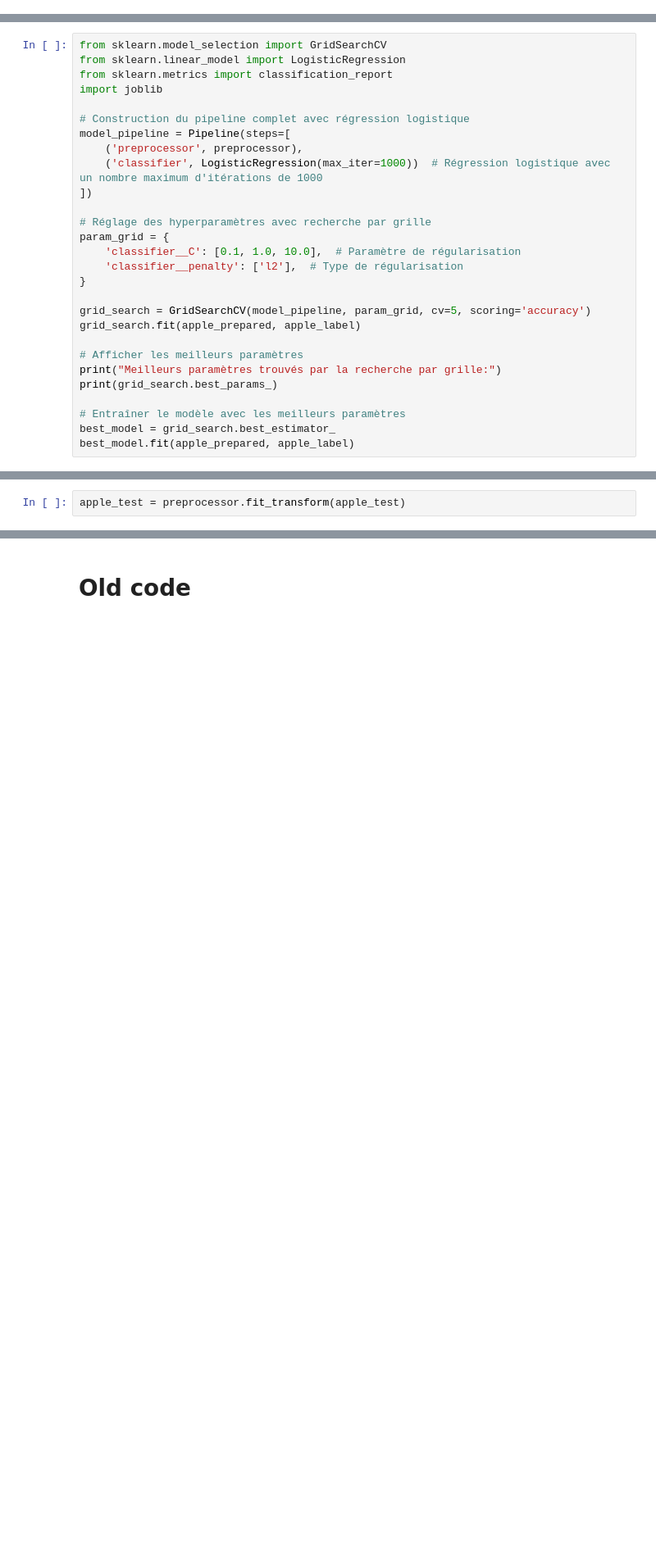
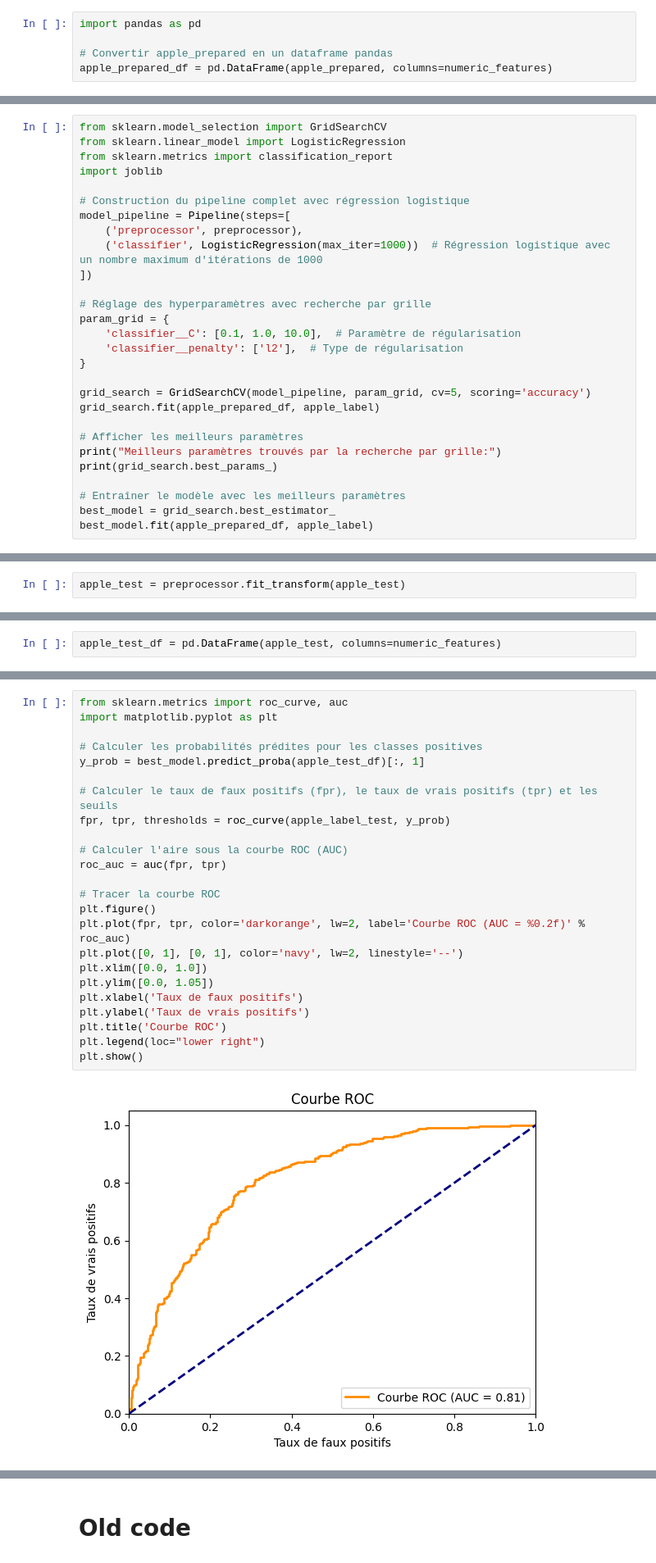
Before and after one commit to AntoBrgt/Apple_quality, a Jupyter notebook: apple_quality.ipynb, the cells around one changed output, grey strips where cells are left out. Shown at 82% size. Saved outputs shown, nothing was run; the diff lists cells and outputs as text; blank space fills up the shorter version.

```diff
--- a/apple_quality.ipynb
+++ b/apple_quality.ipynb
@@ -440,3 +440,8 @@ array([[0.45287933, 0.71853058, 0.63332744, ..., 0.55328668, 0.05074904,
         0.65462016],
        [0.48917882, 0.33724823, 0.38949603, ..., 0.60655744, 0.29660554,
         0.47855096]])
+# %%
+import pandas as pd
+
+# Convertir apple_prepared en un dataframe pandas
+apple_prepared_df = pd.DataFrame(apple_prepared, columns=numeric_features)
@@ -467,7 +488,7 @@ param_grid = {
 }
 
 grid_search = GridSearchCV(model_pipeline, param_grid, cv=5, scoring='accuracy')
-grid_search.fit(apple_prepared, apple_label)
+grid_search.fit(apple_prepared_df, apple_label)
 
 # Afficher les meilleurs paramètres
 print("Meilleurs paramètres trouvés par la recherche par grille:")
@@ -475,5 +496,5 @@ print(grid_search.best_params_)
 
 # Entraîner le modèle avec les meilleurs paramètres
 best_model = grid_search.best_estimator_
-best_model.fit(apple_prepared, apple_label)
+best_model.fit(apple_prepared_df, apple_label)
 # %% [output]
@@ -491,2 +520,4 @@ apple_test.shape
+# %%
+apple_test_df = pd.DataFrame(apple_test, columns=numeric_features)
 # %%
 # Évaluation du modèle
@@ -495,0 +537,26 @@ print(classification_report(apple_label_test, y_pred))
+# %%
+from sklearn.metrics import roc_curve, auc
+import matplotlib.pyplot as plt
+
+# Calculer les probabilités prédites pour les classes positives
+y_prob = best_model.predict_proba(apple_test_df)[:, 1]
+
+# Calculer le taux de faux positifs (fpr), le taux de vrais positifs (tpr) et les seuils
+fpr, tpr, thresholds = roc_curve(apple_label_test, y_prob)
+
+# Calculer l'aire sous la courbe ROC (AUC)
+roc_auc = auc(fpr, tpr)
+
+# Tracer la courbe ROC
+plt.figure()
+plt.plot(fpr, tpr, color='darkorange', lw=2, label='Courbe ROC (AUC = %0.2f)' % roc_auc)
+plt.plot([0, 1], [0, 1], color='navy', lw=2, linestyle='--')
+plt.xlim([0.0, 1.0])
+plt.ylim([0.0, 1.05])
+plt.xlabel('Taux de faux positifs')
+plt.ylabel('Taux de vrais positifs')
+plt.title('Courbe ROC')
+plt.legend(loc="lower right")
+plt.show()
+# %% [output]
+[figure, added]
```
Also changed, not shown: parts of 19 cells of this notebook, 1 other file.
